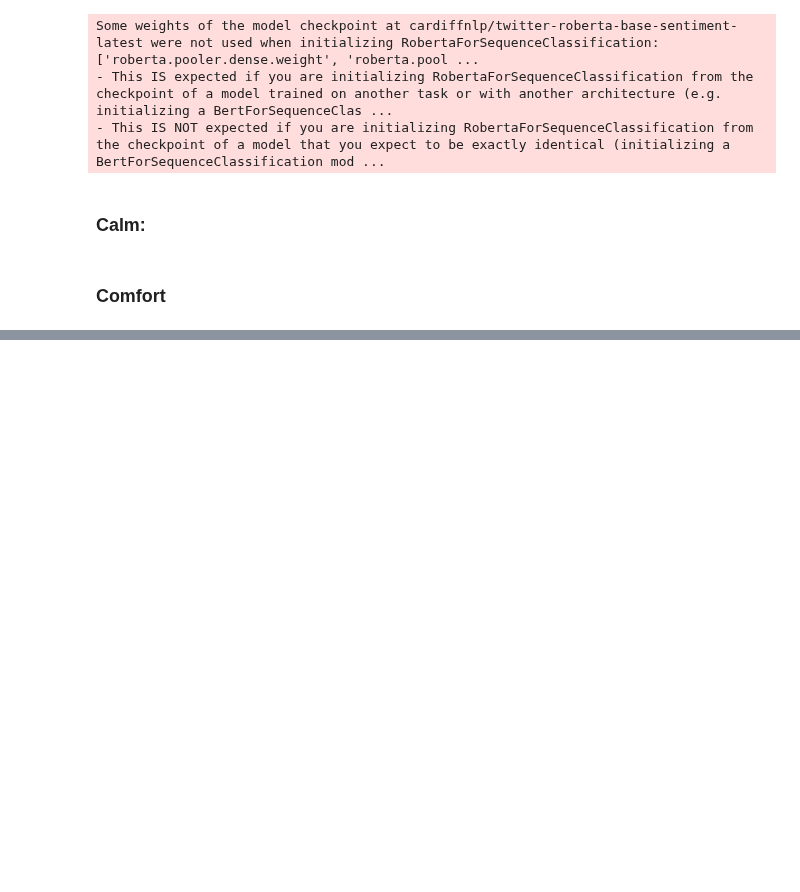
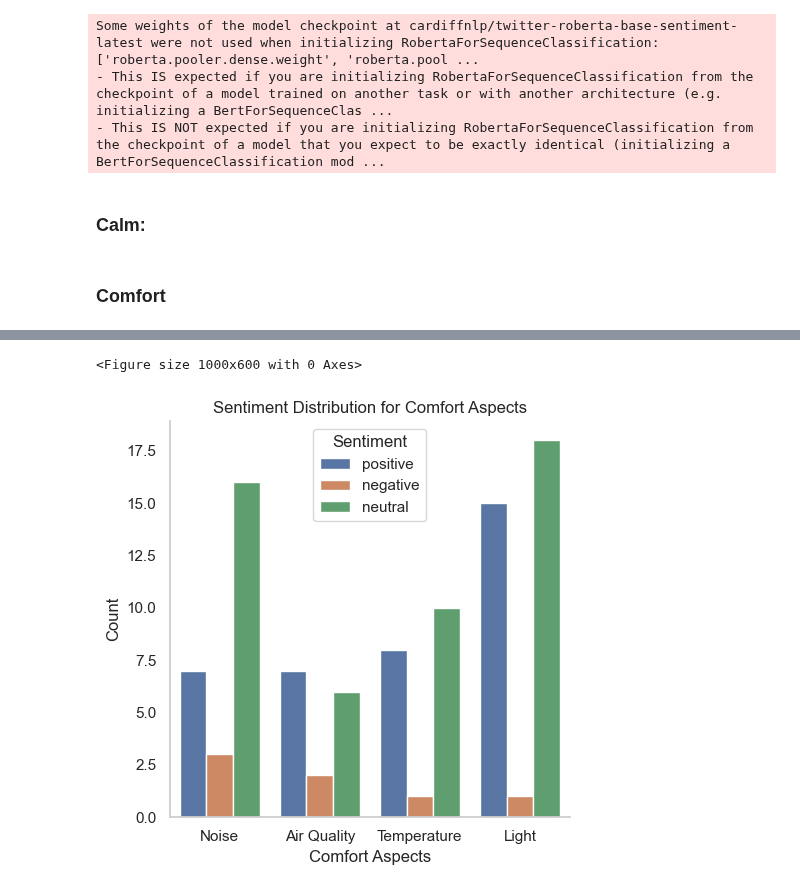
Before and after one commit to shrutirao94/language-comfort-emotions, a Jupyter notebook: sentiment-analysis.ipynb, the cells around one changed output, grey strips where cells are left out. Saved outputs shown, nothing was run; the diff lists cells and outputs as text; code cells hidden in the pictures; blank space fills up the shorter version.

```diff
--- a/sentiment-analysis.ipynb
+++ b/sentiment-analysis.ipynb
@@ -545,0 +533,3 @@ plt.tight_layout()
+# %%
+for aspect in df[['noise_context', 'air_context', 'temperature_context', 'light_context']].items():
+    df["senti_" + aspect[0]] = aspect[1].apply(sentiment_analysis)
@@ -545,0 +559,4 @@ plt.tight_layout()
+# %%
+dist_df = pd.DataFrame(sentiment_distribution, index=df.columns[5:])
+dist_df = dist_df.melt(var_name='Sentiment', value_name='Count', ignore_index=False).reset_index()
+dist_df
@@ -545,0 +577,34 @@ plt.tight_layout()
+# %%
+# Set Seaborn style
+custom_ticks = ['Noise', 'Air Quality', 'Temperature', 'Light']
+
+# Create grouped bar plot using Seaborn catplot
+plt.figure(figsize=(10, 6))
+plot = sns.catplot(x='index', y='Count', hue='Sentiment',
+                   data=dist_df,
+                   kind='bar',
+                   legend=False)
+plt.xlabel('Comfort Aspects')
+plt.ylabel('Count')
+
+# plt.legend(loc='upper right', title='Sentiment')  # Move the legend to upper right
+
+plot.set_xticklabels(custom_ticks)
+
+# h, l = ax.get_legend_handles_labels()
+# ax.legend(h, labels, loc='upper right', title=' Sentiments')
+
+plt.title('Sentiment Distribution for Comfort Aspects')
+
+# Adjust legend attributes and hide extra legend
+ax = plot.ax
+handles, labels = ax.get_legend_handles_labels()
+ax.legend(handles[0:3], labels[0:3], title='Sentiment')
+# ax._legend.set_visible(False)  # Hide the second legend
+
+plt.tight_layout()
+plt.savefig('plots/comfort-aspect-sentiments-count.jpg',
+            dpi=300, bbox_inches='tight')
+# %% [output]
+<Figure size 1000x600 with 0 Axes>
+[figure, added]
```
Also changed, not shown: parts of 8 cells of this notebook.
